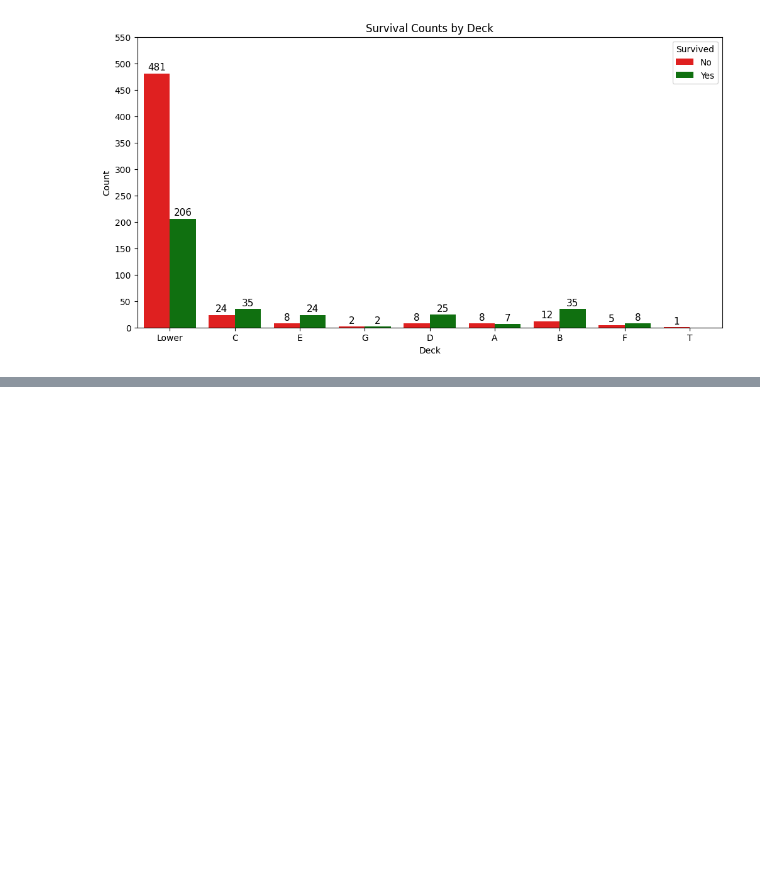
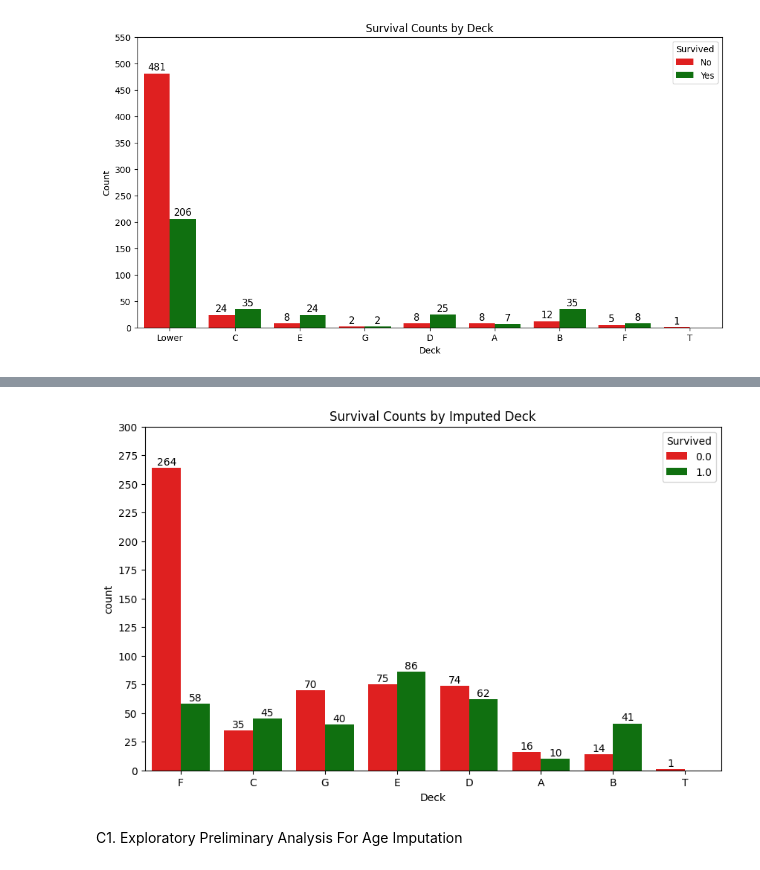
Before and after one commit to RCC0149/ANA500, a Jupyter notebook: ANA_500_Titanic_Micro-Project.ipynb, the cells around one changed output, grey strips where cells are left out. Saved outputs shown, nothing was run; the diff lists cells and outputs as text; code cells hidden in the pictures; blank space fills up the shorter version.

```diff
--- a/ANA_500_Titanic_Micro-Project.ipynb
+++ b/ANA_500_Titanic_Micro-Project.ipynb
@@ -947,0 +983,10 @@ print("\nSubmission file created: submission.csv")
+# %%
+# Ticket Number Sequence Analysis
+print("\nTicket Number Sequence Analysis:")
+
+# Use the existing TicketNumber column, convert to numeric and exclude NaN values
+titanic_df['TicketNumber'] = pd.to_numeric(titanic_df['TicketNumber'], errors='coerce')
+ticket_groups = titanic_df.groupby(pd.qcut(titanic_df['TicketNumber'].dropna(), 10, duplicates='drop'))['Pclass'].value_counts()
+
+print("Ticket Number Ranges and Class Distribution:")
+print(ticket_groups)
@@ -947,0 +1655,17 @@ print("\nSubmission file created: submission.csv")
+# %%
+# Step 4: Validate with survival counts
+train_df = titanic_df[titanic_df['Survived'].notna()]
+plt.figure(figsize=(10, 6))
+ax = sns.countplot(x=titanic_df['Deck'], hue='Survived', data=train_df, palette={0: 'red', 1: 'green'})
+for p in ax.patches:
+    height = p.get_height()
+    if height > 0:
+        ax.text(p.get_x() + p.get_width() / 2., height + 5, int(height),
+                ha="center", va="center", color="black", fontsize=10)
+plt.title('Survival Counts by Imputed Deck')
+plt.yticks(np.arange(0,301,step=25))
+plt.show()
+# %% [output]
+[figure, added]
+# %% [markdown]
+C1. Exploratory Preliminary Analysis For Age Imputation
```
Also changed, not shown: parts of 49 cells of this notebook.
